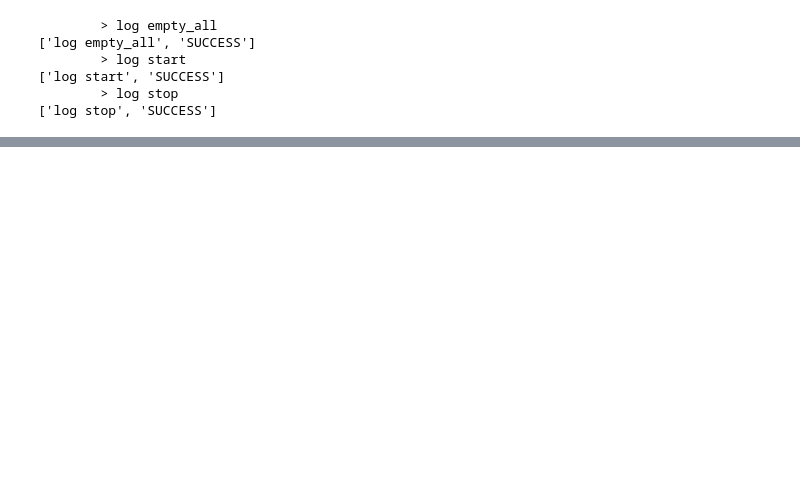
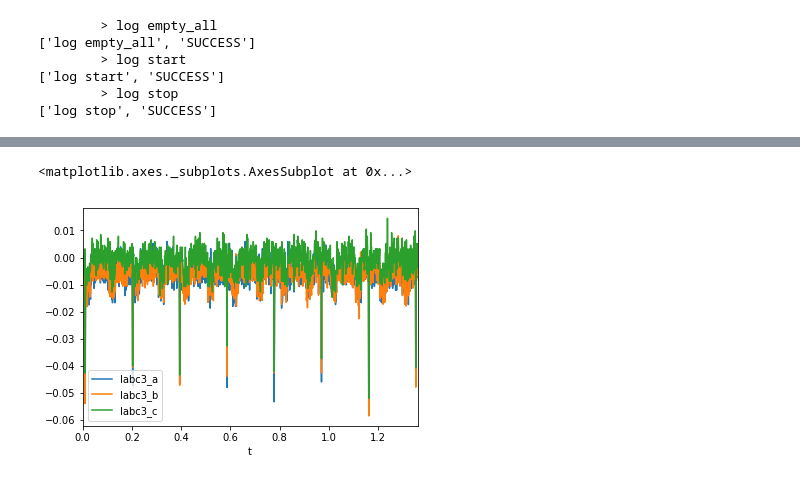
Before and after one commit to Zhouzhou377/Bearingless-Machine, a Jupyter notebook: My_C_Code/Scripts/Cabinet_test.ipynb, the cells around one changed output, grey strips where cells are left out. Saved outputs shown, nothing was run; the diff lists cells and outputs as text; code cells hidden in the pictures; blank space fills up the shorter version.

```diff
--- a/My_C_Code/Scripts/Cabinet_test.ipynb
+++ b/My_C_Code/Scripts/Cabinet_test.ipynb
@@ -173,2 +223,5 @@ data.filter(regex="_star").plot()
 # %%
-data.filter(regex="Ix_star").plot()
+data.filter(regex="^Iabc3_a|Iabc3_b|Iabc3_c$").plot()
+# %% [output]
+<matplotlib.axes._subplots.AxesSubplot at 0x...>
+[figure, added]
```
Also changed, not shown: parts of 21 cells of this notebook, 37 other files.
